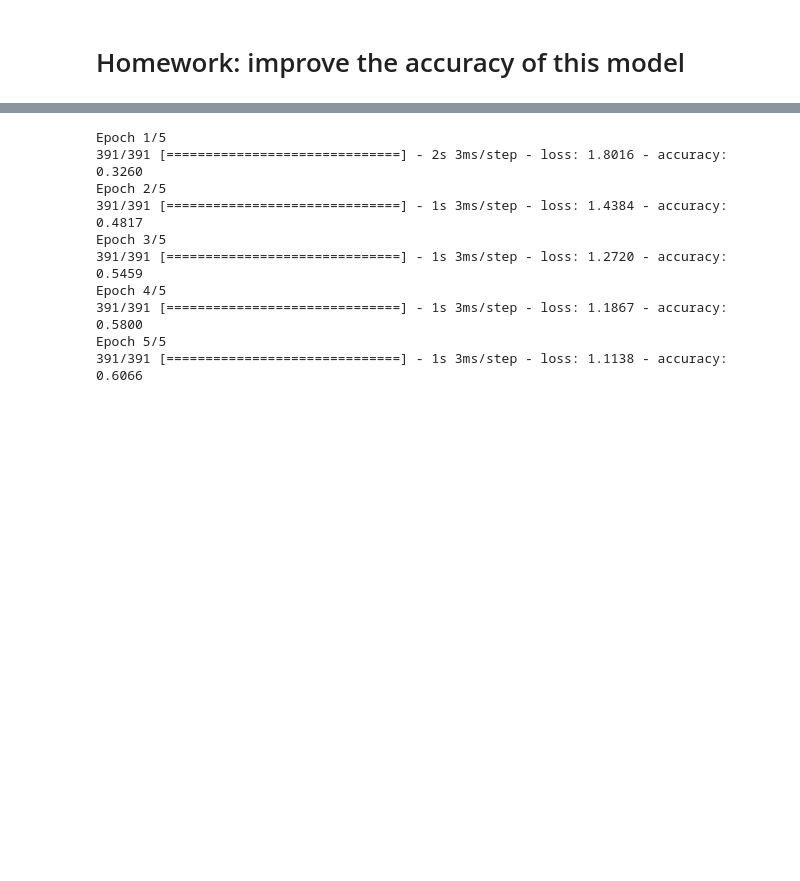
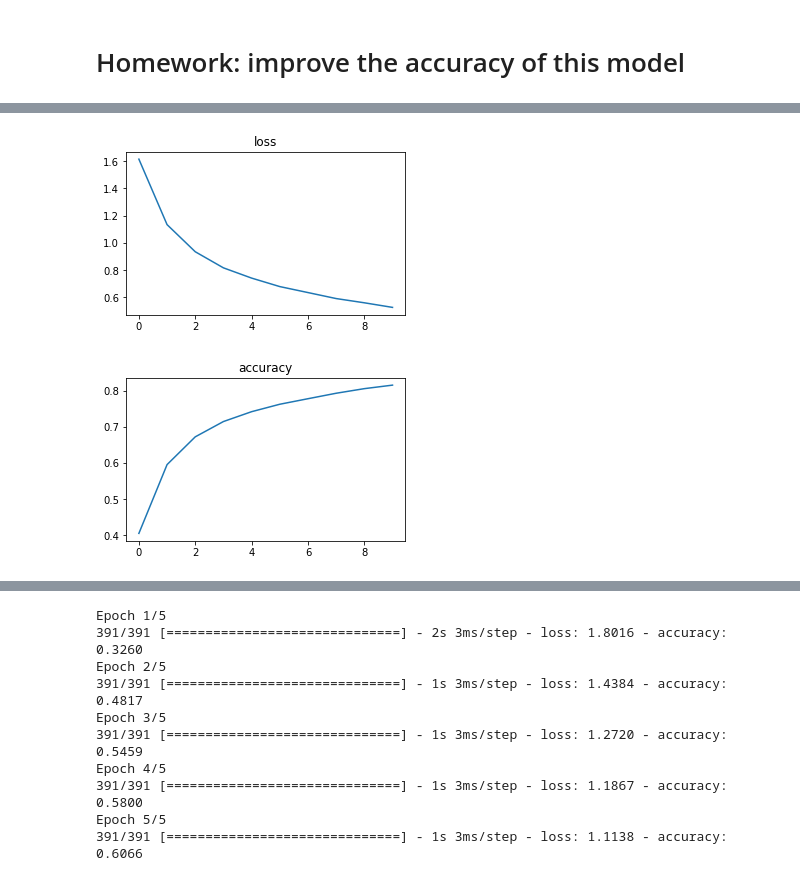
Before and after one commit to ALCFAndrey/ai-science-training-series, a Jupyter notebook: 03_neural_networks_tensorflow/02_keras_cnn.ipynb, the cells around one changed output, grey strips where cells are left out. Saved outputs shown, nothing was run; the diff lists cells and outputs as text; code cells hidden in the pictures; blank space fills up the shorter version.

```diff
--- a/03_neural_networks_tensorflow/02_keras_cnn.ipynb
+++ b/03_neural_networks_tensorflow/02_keras_cnn.ipynb
@@ -249,0 +298,14 @@ Update this notebook to ensure more accuracy. How high can it be raised? Changes
+# %%
+def train_network_concise(_batch_size, _n_training_epochs, _lr):
+
+    cnn_model = CIFAR10Classifier()
+
+    cnn_model.compile(loss="sparse_categorical_crossentropy", optimizer="adam", metrics=['accuracy'])
+
+    history = cnn_model.fit(x_train, y_train, batch_size=_batch_size, epochs=_n_training_epochs)
+    return history, cnn_model
+# %%
+batch_size = 64
+epochs = 10
+lr = .01
+history, cnn_model = train_network_concise(batch_size, epochs, lr)
@@ -249,0 +330,11 @@ Update this notebook to ensure more accuracy. How high can it be raised? Changes
+# %%
+plt.figure(figsize=(5,3))
+plt.plot(history.epoch,history.history['loss'])
+plt.title('loss')
+
+plt.figure(figsize=(5,3))
+plt.plot(history.epoch,history.history['accuracy'])
+plt.title('accuracy');
+# %% [output]
+[figure, added]
+[figure, added]
```
Also changed, not shown: parts of 5 cells of this notebook, 58 other files.
